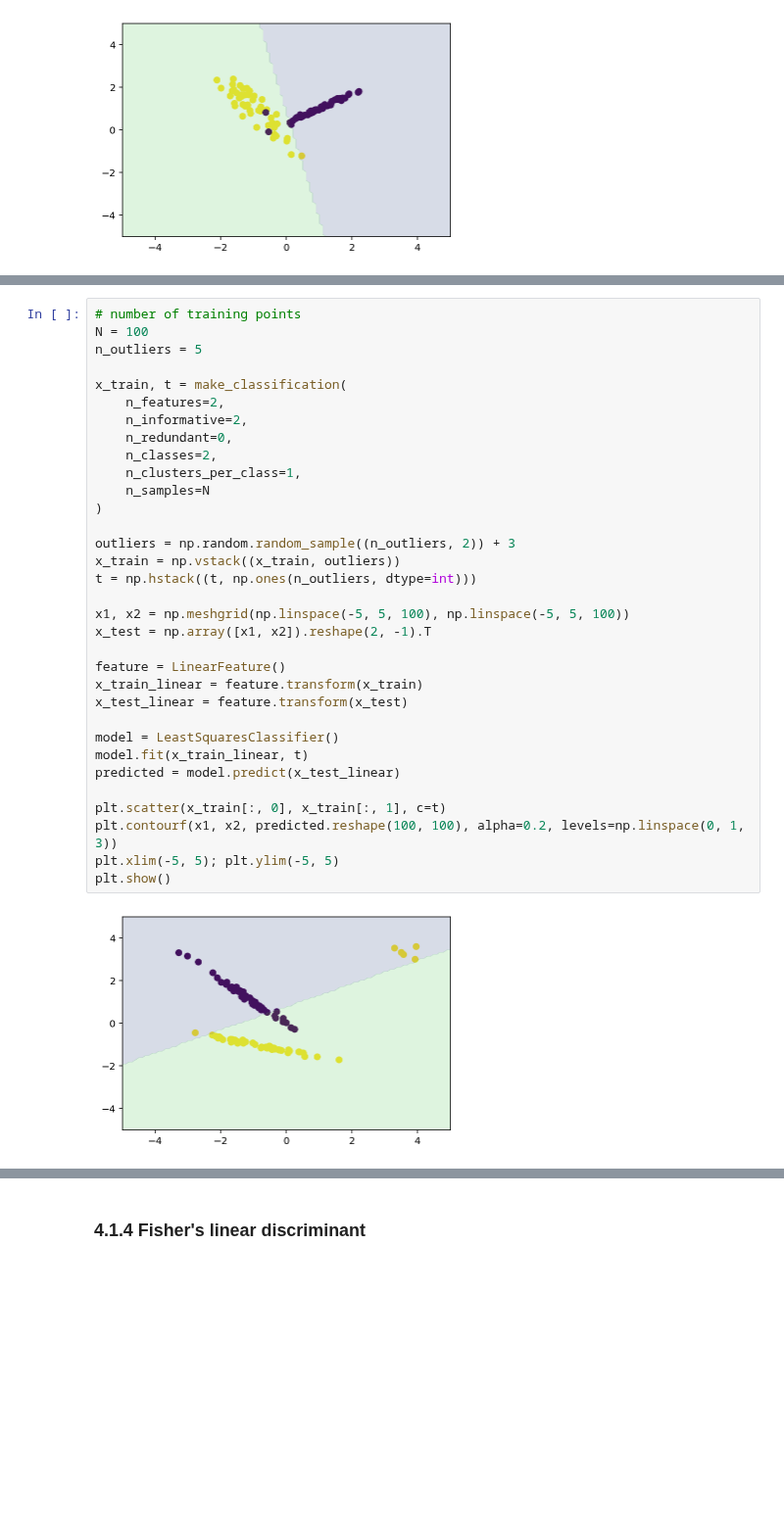
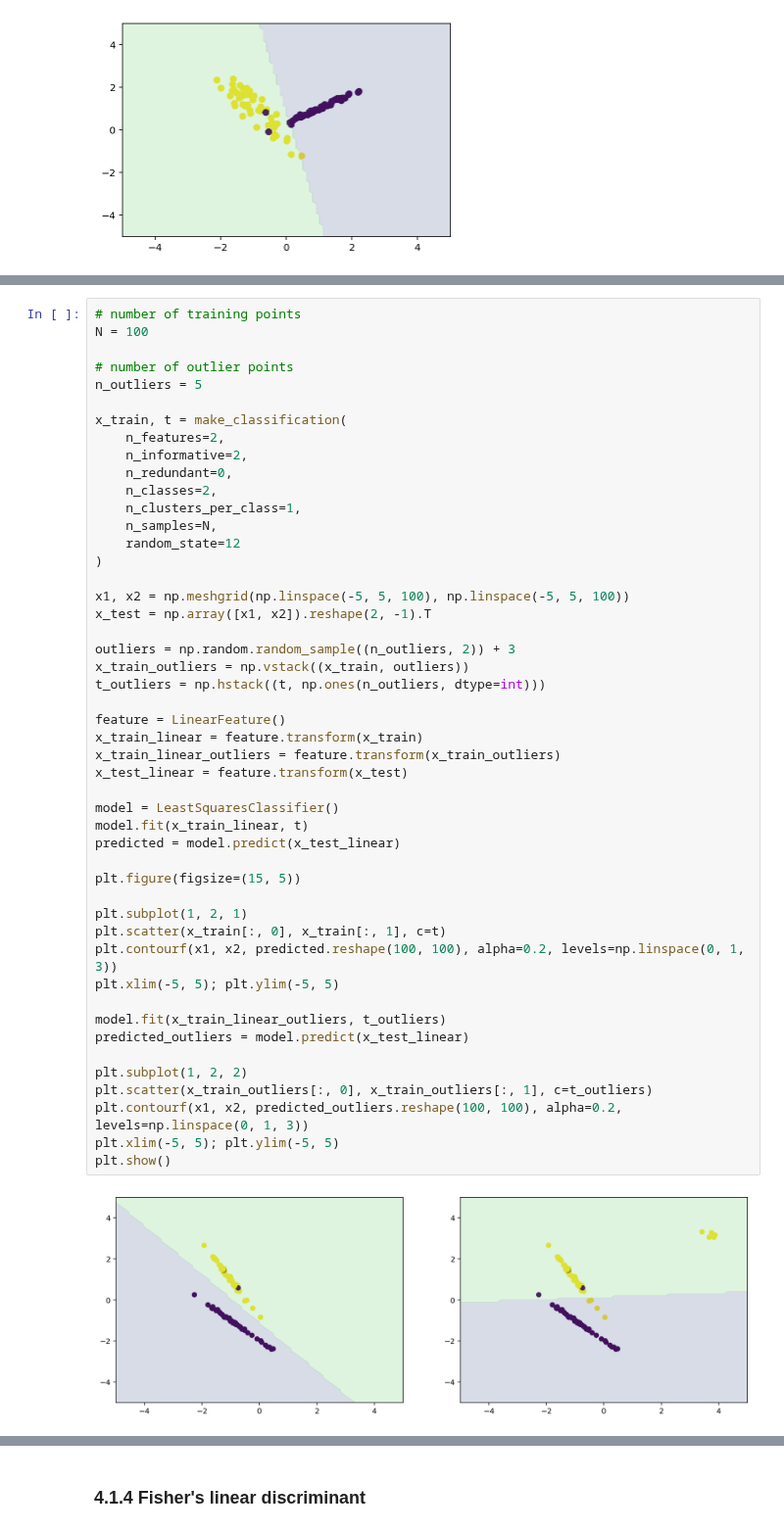
Before and after one commit to vagmcs/PRML, a Jupyter notebook: notebooks/ch4_linear_models_for_classification.ipynb, the cells around one changed output, grey strips where cells are left out. Shown at 98% size. Saved outputs shown, nothing was run; the diff lists cells and outputs as text; blank space fills up the shorter version.

Commit message:
feat(chapter4): least squares classifier outliers example

```diff
--- a/notebooks/ch4_linear_models_for_classification.ipynb
+++ b/notebooks/ch4_linear_models_for_classification.ipynb
@@ -106,35 +121,50 @@ plt.show()
 # %%
 # number of training points
 N = 100
+
+# number of outlier points
 n_outliers = 5
 
 x_train, t = make_classification(
     n_features=2,
     n_informative=2,
     n_redundant=0,
     n_classes=2,
     n_clusters_per_class=1,
-    n_samples=N
+    n_samples=N,
+    random_state=12
 )
-
-outliers = np.random.random_sample((n_outliers, 2)) + 3
-x_train = np.vstack((x_train, outliers))
-t = np.hstack((t, np.ones(n_outliers, dtype=int)))
 
 x1, x2 = np.meshgrid(np.linspace(-5, 5, 100), np.linspace(-5, 5, 100))
 x_test = np.array([x1, x2]).reshape(2, -1).T
 
+outliers = np.random.random_sample((n_outliers, 2)) + 3
+x_train_outliers = np.vstack((x_train, outliers))
+t_outliers = np.hstack((t, np.ones(n_outliers, dtype=int)))
+
 feature = LinearFeature()
 x_train_linear = feature.transform(x_train)
+x_train_linear_outliers = feature.transform(x_train_outliers)
 x_test_linear = feature.transform(x_test)
 
 model = LeastSquaresClassifier()
 model.fit(x_train_linear, t)
 predicted = model.predict(x_test_linear)
 
+plt.figure(figsize=(15, 5))
+
+plt.subplot(1, 2, 1)
 plt.scatter(x_train[:, 0], x_train[:, 1], c=t)
 plt.contourf(x1, x2, predicted.reshape(100, 100), alpha=0.2, levels=np.linspace(0, 1, 3))
 plt.xlim(-5, 5); plt.ylim(-5, 5)
+
+model.fit(x_train_linear_outliers, t_outliers)
+predicted_outliers = model.predict(x_test_linear)
+
+plt.subplot(1, 2, 2)
+plt.scatter(x_train_outliers[:, 0], x_train_outliers[:, 1], c=t_outliers)
+plt.contourf(x1, x2, predicted_outliers.reshape(100, 100), alpha=0.2, levels=np.linspace(0, 1, 3))
+plt.xlim(-5, 5); plt.ylim(-5, 5)
 plt.show()
 # %% [output]
-[figure, old version]
+[figure, new version]
```
Also changed, not shown: parts of 4 cells of this notebook.
